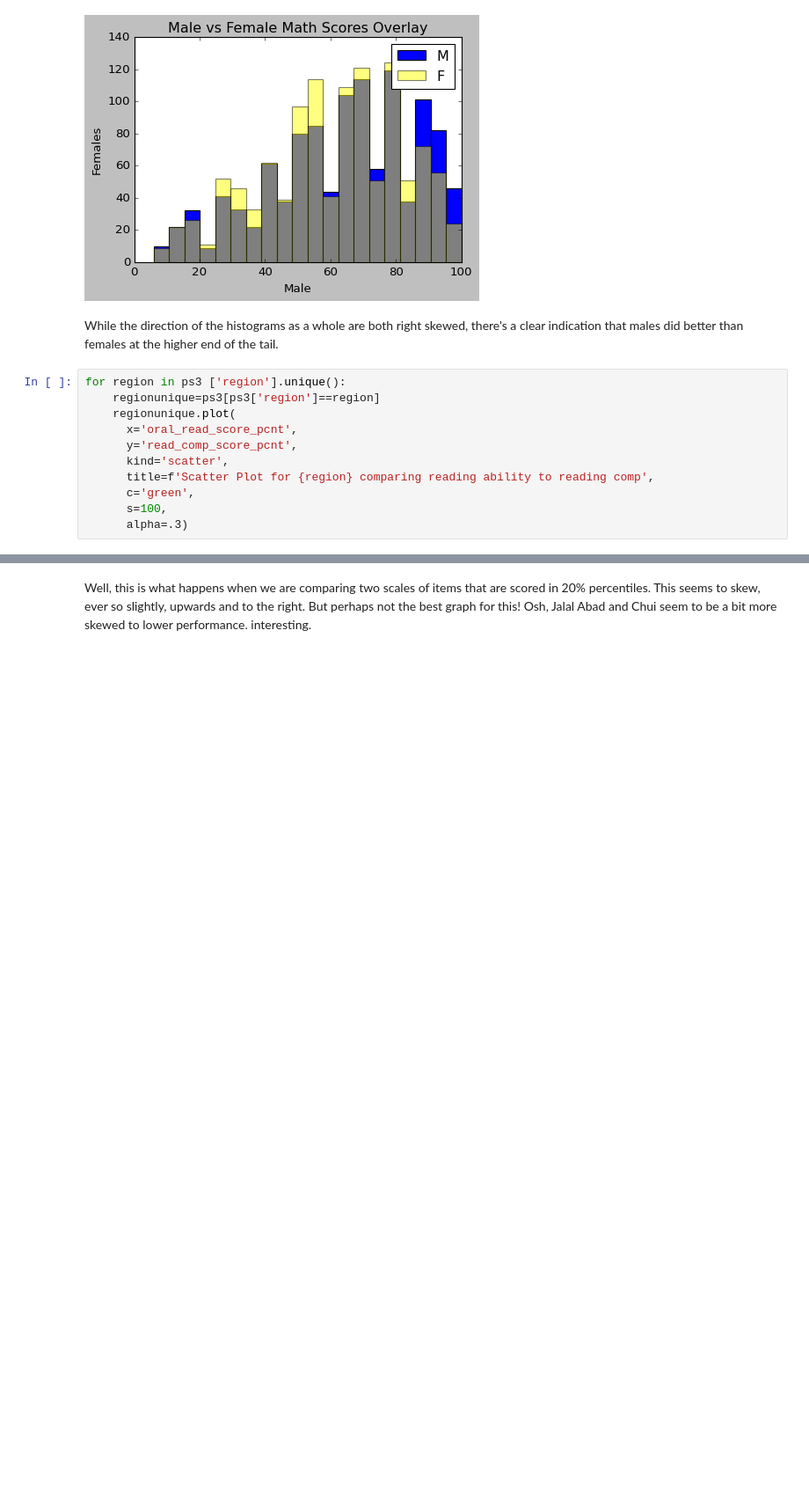
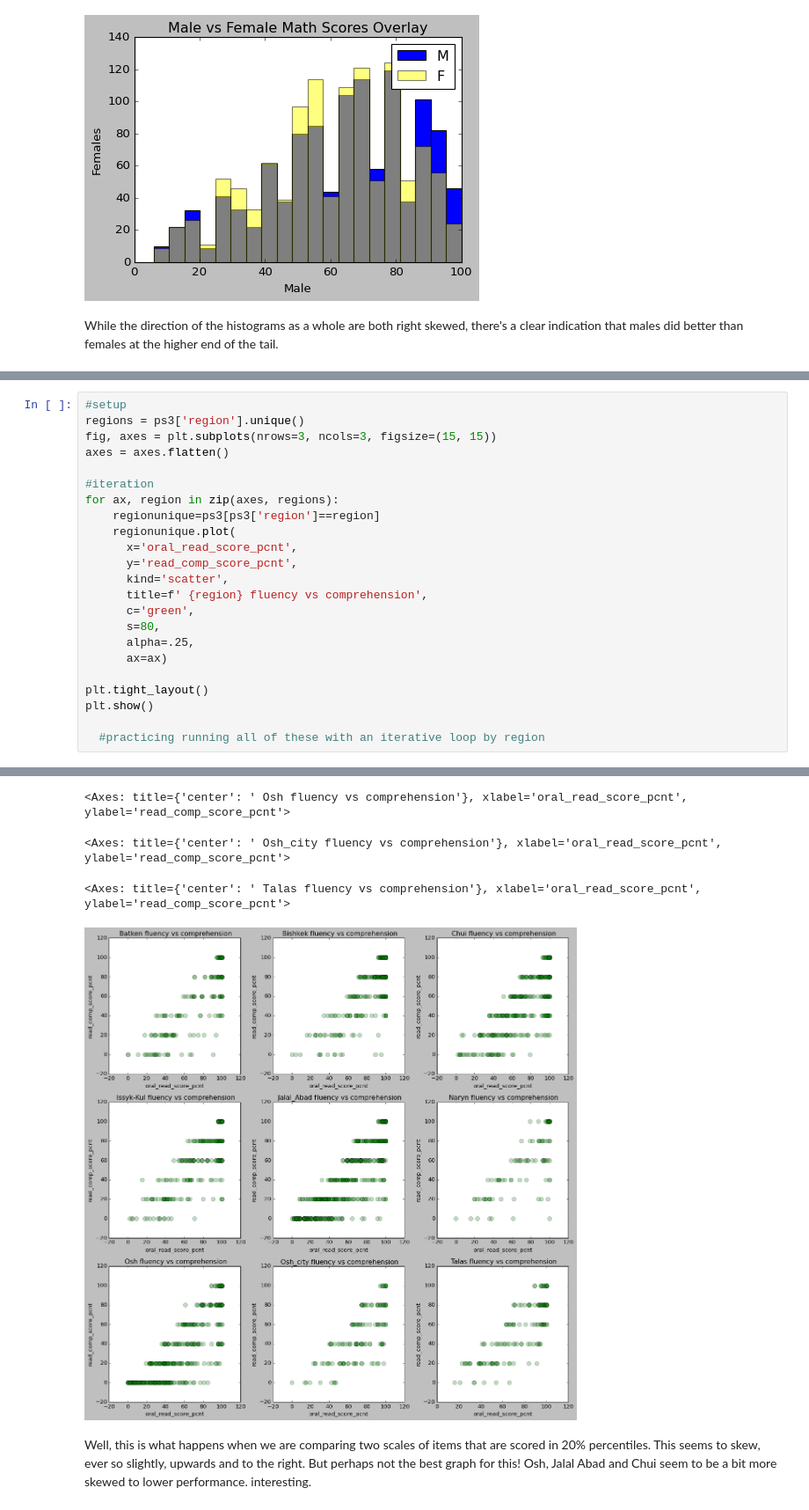
Before and after one commit to Jonchyk/Vis, a Jupyter notebook: PS2_vis_.ipynb, the cells around one changed output, grey strips where cells are left out. Shown at 88% size. Cells and saved outputs as stored; diff of their text form; blank space fills up the shorter version.

```diff
--- a/PS2_vis_.ipynb
+++ b/PS2_vis_.ipynb
@@ -821,14 +846,3 @@ ax.legend();
 [figure]
 # %% [markdown]
 While the direction of the histograms as a whole are both right skewed, there's a clear indication that males did better than females at the higher end of the tail.
-# %%
-for region in ps3 ['region'].unique():
-    regionunique=ps3[ps3['region']==region]
-    regionunique.plot(
-      x='oral_read_score_pcnt',
-      y='read_comp_score_pcnt',
-      kind='scatter',
-      title=f'Scatter Plot for {region} comparing reading ability to reading comp',
-      c='green',
-      s=100,
-      alpha=.3)
@@ -848,0 +884,24 @@ for region in ps3 ['region'].unique():
+# %%
+#setup
+regions = ps3['region'].unique()
+fig, axes = plt.subplots(nrows=3, ncols=3, figsize=(15, 15))
+axes = axes.flatten()
+
+#iteration
+for ax, region in zip(axes, regions):
+    regionunique=ps3[ps3['region']==region]
+    regionunique.plot(
+      x='oral_read_score_pcnt',
+      y='read_comp_score_pcnt',
+      kind='scatter',
+      title=f' {region} fluency vs comprehension',
+      c='green',
+      s=80,
+      alpha=.25,
+      ax=ax)
+
+plt.tight_layout()
+plt.show()
+
+  #practicing running all of these with an iterative loop by region
+# %% [output]
@@ -849,3 +914,7 @@ for region in ps3 ['region'].unique():
+<Axes: title={'center': ' Osh fluency vs comprehension'}, xlabel='oral_read_score_pcnt', ylabel='read_comp_score_pcnt'>
+<Axes: title={'center': ' Osh_city fluency vs comprehension'}, xlabel='oral_read_score_pcnt', ylabel='read_comp_score_pcnt'>
+<Axes: title={'center': ' Talas fluency vs comprehension'}, xlabel='oral_read_score_pcnt', ylabel='read_comp_score_pcnt'>
+[figure, added]
 # %% [markdown]
 Well, this is what happens when we are comparing two scales of items that are scored in 20% percentiles. This seems to skew, ever so slightly, upwards and to the right. But perhaps not the best graph for this!
 Osh, Jalal Abad and Chui seem to be a bit more skewed to lower performance. interesting.
```
Also changed, not shown: parts of 9 cells of this notebook.
